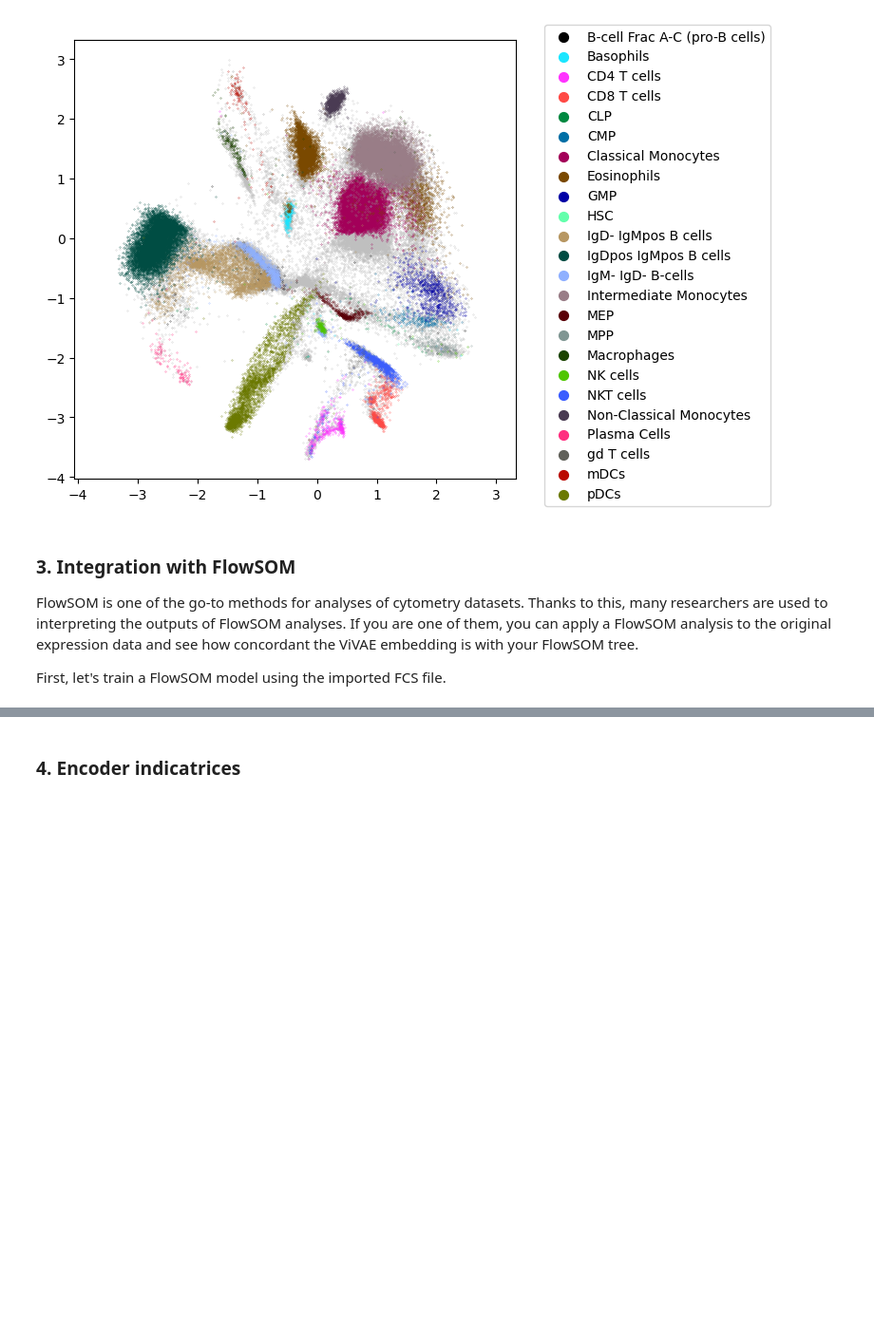
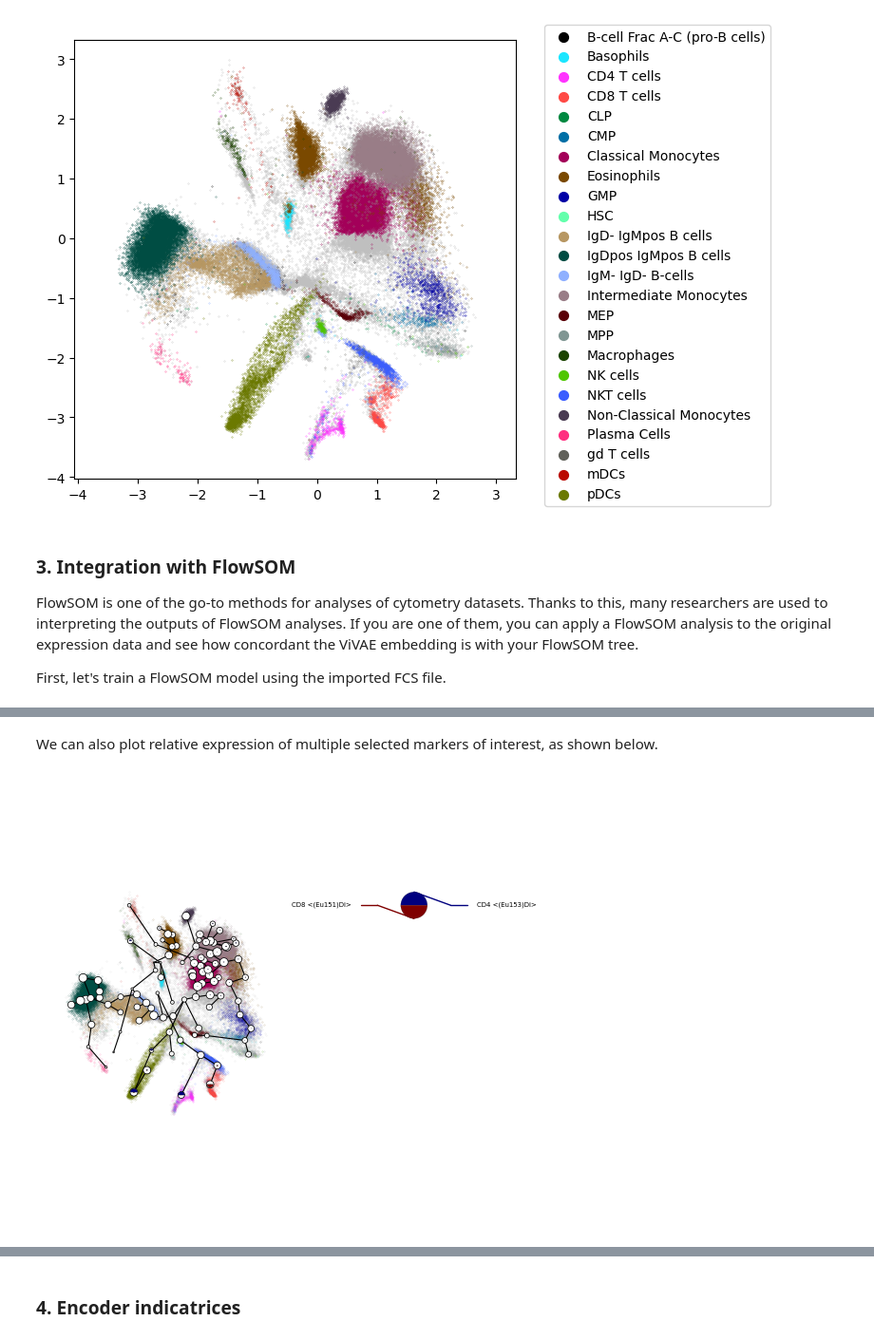
Before and after one commit to saeyslab/ViVAE, a Jupyter notebook: example_cytometry.ipynb, the cells around one changed output, grey strips where cells are left out. Shown at 95% size. Drawn from its saved outputs; the diff is of its cells as text; code cells hidden in the pictures; blank space fills up the shorter version.

```diff
--- a/example_cytometry.ipynb
+++ b/example_cytometry.ipynb
@@ -164,0 +163,6 @@ ViVAE.plot_embedding(embedding=emb, labels=labels, unassigned='unassigned', fsom
+# %% [markdown]
+We can also plot relative expression of multiple selected markers of interest, as shown below.
+# %%
+ViVAE.plot_embedding(embedding=emb, labels=labels, unassigned='unassigned', fsom=fsom, dr_model=model, fsom_view='markers', fsom_markers=['CD4', 'CD8'])
+# %% [output]
+[figure, added]
```
Also changed, not shown: parts of 15 cells of this notebook, 1 other file.
